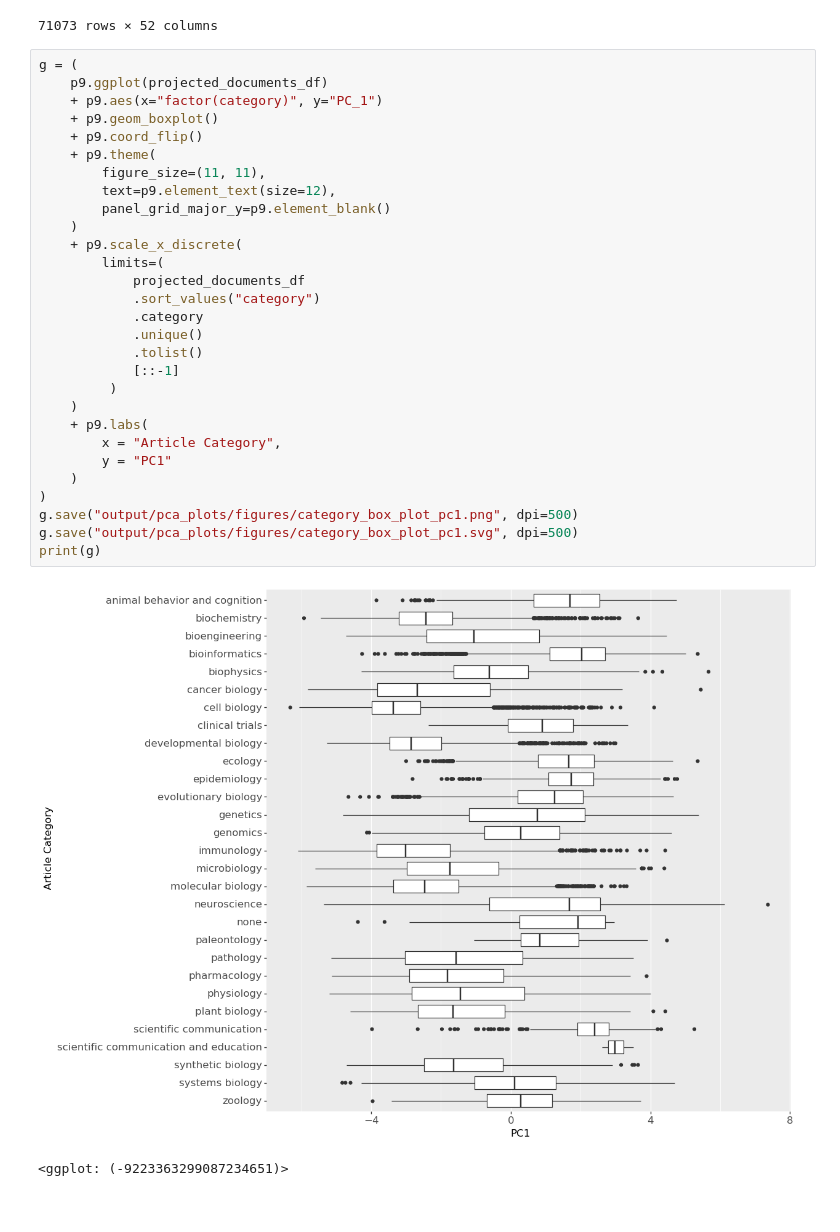
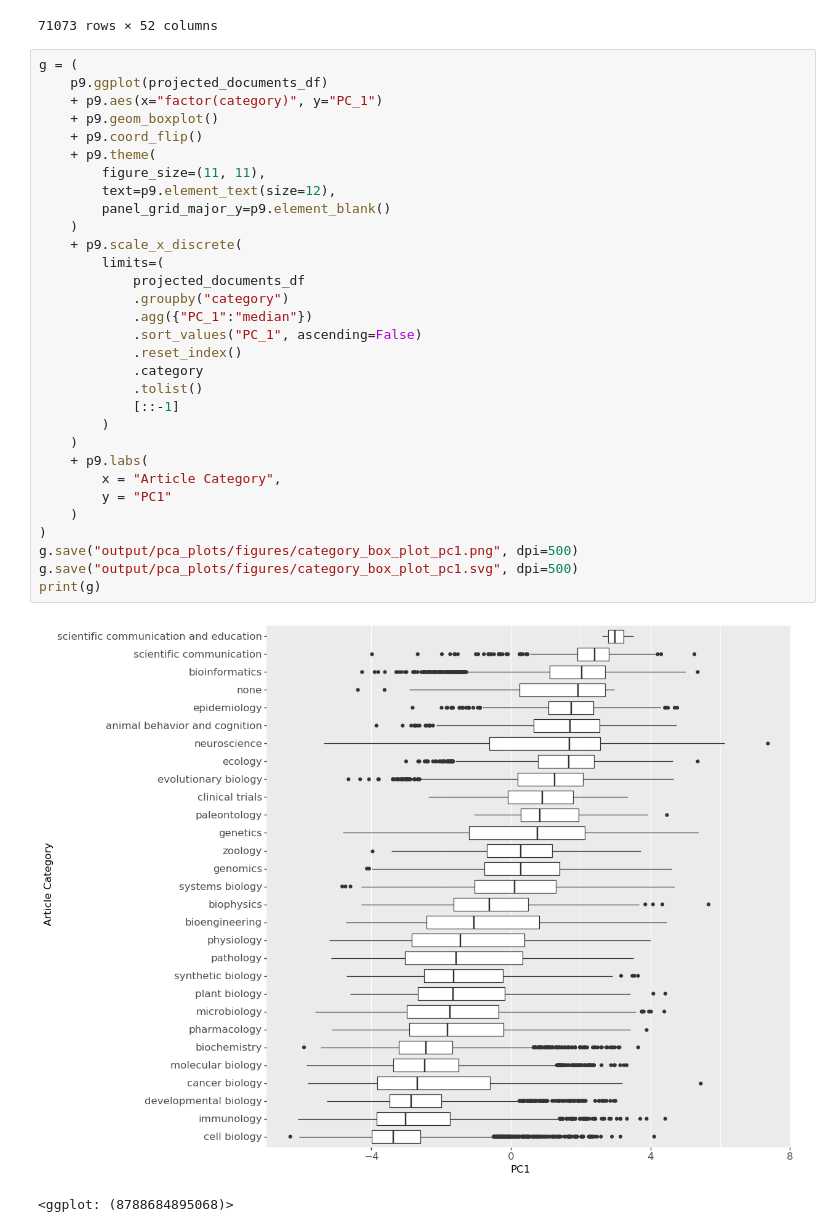
Before and after one commit to greenelab/annorxiver, a Jupyter notebook: biorxiv/pca_association_experiment/biorxiv_pca_category_bootstrap.ipynb, the cells around one changed output. Saved outputs shown, nothing was run; the diff lists cells and outputs as text.

Commit message:
added figures for supplemental tables

```diff
--- a/biorxiv/pca_association_experiment/biorxiv_pca_category_bootstrap.ipynb
+++ b/biorxiv/pca_association_experiment/biorxiv_pca_category_bootstrap.ipynb
@@ -283,35 +284,37 @@ projected_documents_df
 # %%
 g = (
     p9.ggplot(projected_documents_df)
     + p9.aes(x="factor(category)", y="PC_1")
     + p9.geom_boxplot()
     + p9.coord_flip()
     + p9.theme(
         figure_size=(11, 11),
         text=p9.element_text(size=12),
         panel_grid_major_y=p9.element_blank()
     )
     + p9.scale_x_discrete(
         limits=(
             projected_documents_df
-            .sort_values("category")
+            .groupby("category")
+            .agg({"PC_1":"median"})
+            .sort_values("PC_1", ascending=False)
+            .reset_index()
             .category
-            .unique()
             .tolist()
             [::-1]
-         )
+        )
     )
     + p9.labs(
         x = "Article Category",
         y = "PC1"
     )
 )
 g.save("output/pca_plots/figures/category_box_plot_pc1.png", dpi=500)
 g.save("output/pca_plots/figures/category_box_plot_pc1.svg", dpi=500)
 print(g)
 # %% [output]
-[figure, old version]
+[figure, new version]
-<ggplot: (-9223363299087234651)>
+<ggplot: (8788684895068)>
 # %%
 g = (
     p9.ggplot(projected_documents_df)
```
Also changed, not shown: parts of 23 cells of this notebook, 31 other files.
